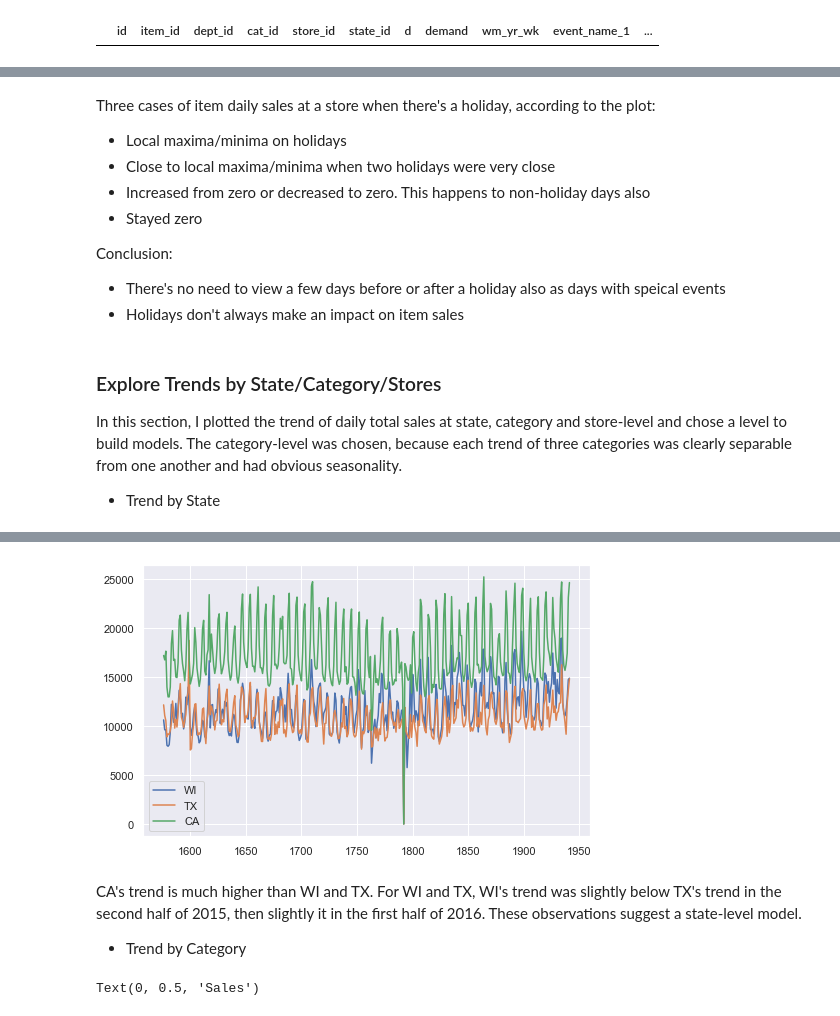
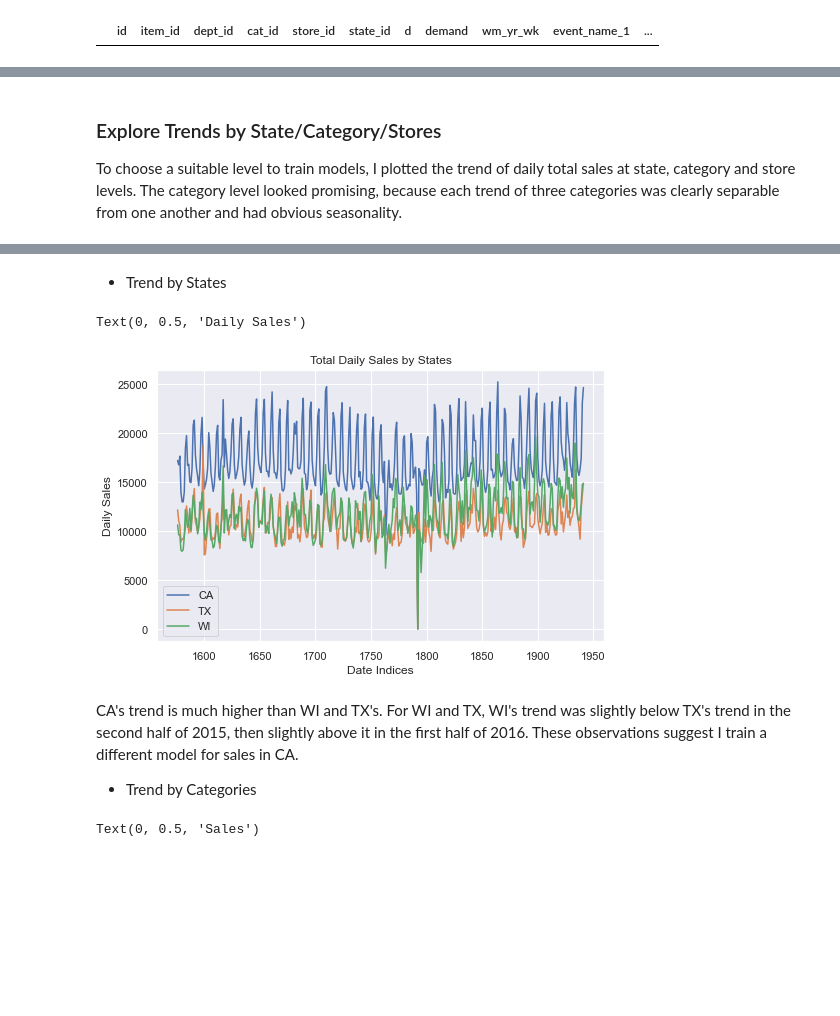
Before and after one commit to QingchuanLyu/Predicting-Walmart-Food-Sales, a Jupyter notebook: Walmart_Sales_Prediction_Qingchuan Lyu.ipynb, the cells around one changed output, grey strips where cells are left out. Cells and saved outputs as stored; diff of their text form; code cells hidden in the pictures; blank space fills up the shorter version.

```diff
--- a/Walmart_Sales_Prediction_Qingchuan Lyu.ipynb
+++ b/Walmart_Sales_Prediction_Qingchuan Lyu.ipynb
@@ -218,17 +249,6 @@ for xc in days_holiday:
-# %% [markdown]
-Three cases of item daily sales at a store when there's a holiday, according to the plot:
-* Local maxima/minima on holidays
-* Close to local maxima/minima when two holidays were very close
-* Increased from zero or decreased to zero. This happens to non-holiday days also
-* Stayed zero
-
-Conclusion:
-* There's no need to view a few days before or after a holiday also as days with speical events
-* Holidays don't always make an impact on item sales
 # %% [markdown]
 ### Explore Trends by State/Category/Stores
-In this section, I plotted the trend of daily total sales at state, category and store-level and chose a level to build models. The category-level was chosen, because each trend of three categories was clearly separable from one another and had obvious seasonality.
-* Trend by State
+To choose a suitable level to train models, I plotted the trend of daily total sales at state, category and store levels. The category level looked promising, because each trend of three categories was clearly separable from one another and had obvious seasonality.
 # %%
 input_data.head(5)
 # %% [output]
@@ -238,22 +258,27 @@ input_data.head(5)
 | 2 | HOBBIES_1_003_CA_1_evaluation | HOBBIES_1_003 | HOBBIES_1 | HOBBIES | CA_1 | CA | 1576 | 1 | 11517 | NaN | ... |
 | 3 | HOBBIES_1_004_CA_1_evaluation | HOBBIES_1_004 | HOBBIES_1 | HOBBIES | CA_1 | CA | 1576 | 4 | 11517 | NaN | ... |
 | 4 | HOBBIES_1_005_CA_1_evaluation | HOBBIES_1_005 | HOBBIES_1 | HOBBIES | CA_1 | CA | 1576 | 0 | 11517 | NaN | ... |
+# %% [markdown]
+* Trend by States
 # %%
-#check if the trend of sales is different across three states: WI, CA and TX
 state = input_data.state_id.unique()
 fig, ax = plt.subplots(figsize=(8,5))
 for s in state:
     temp = input_data.loc[(input_data.state_id == s)]\
             .groupby('d')\
             .agg(daily_sales = ('demand', 'sum'))\
             .reset_index()
     ax.plot(temp['d'], temp['daily_sales'])
     ax.legend(state)
+ax.set(title='Total Daily Sales by States')
+ax.set_xlabel('Date Indices')
+ax.set_ylabel('Daily Sales')
 # %% [output]
+Text(0, 0.5, 'Daily Sales')
-[figure, old version]
+[figure, new version]
 # %% [markdown]
-CA's trend is much higher than WI and TX. For WI and TX, WI's trend was slightly below TX's trend in the second half of 2015, then slightly it in the first half of 2016. These observations suggest a state-level model.
-* Trend by Category
+CA's trend is much higher than WI and TX's. For WI and TX, WI's trend was slightly below TX's trend in the second half of 2015, then slightly above it in the first half of 2016. These observations suggest I train a different model for sales in CA.
+* Trend by Categories
 # %%
 Cat = input_data['cat_id'].unique()
 fig, ax = plt.subplots(figsize=(8,5))
```
Also changed, not shown: parts of 52 cells of this notebook.
